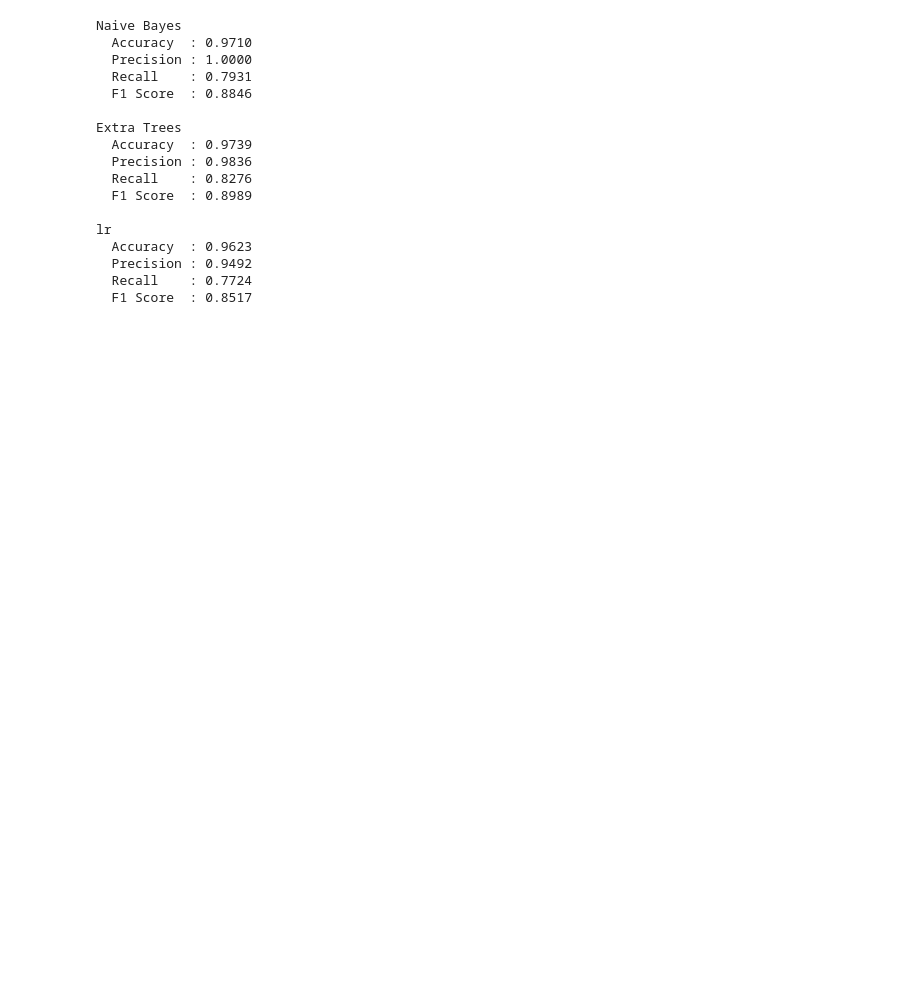
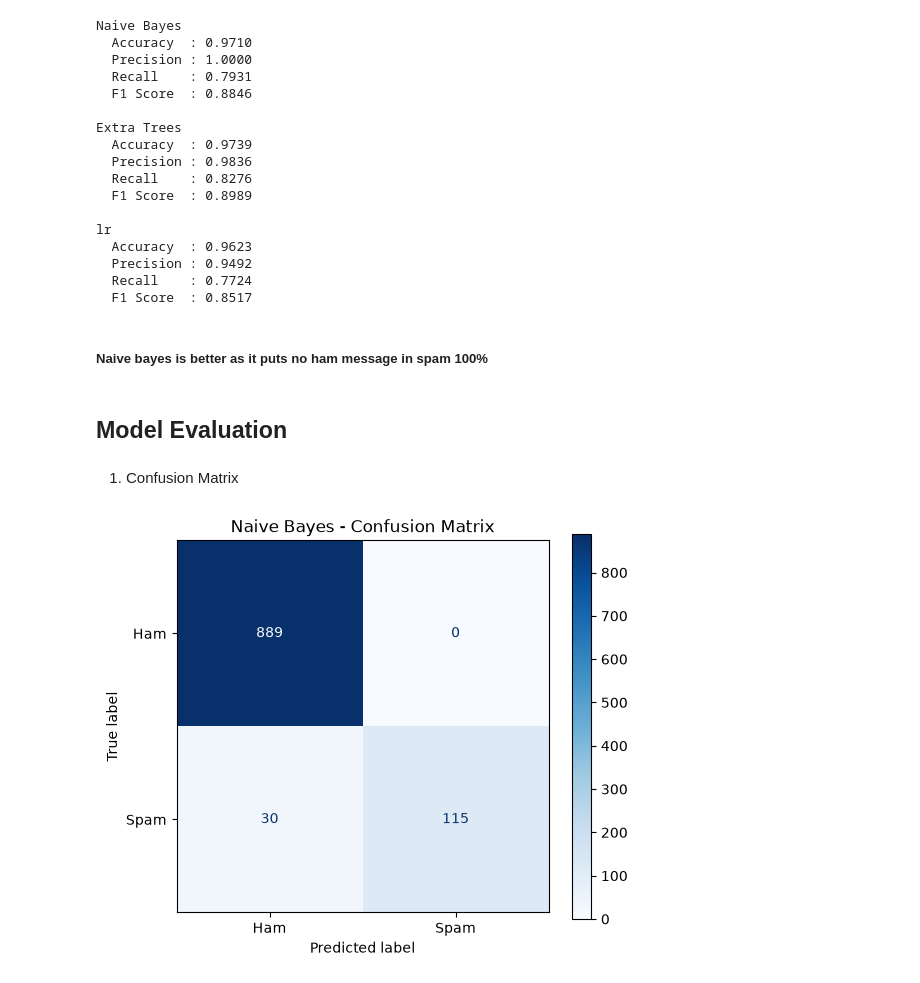
Before and after one commit to SharafatKhattak/Email_Spam_Classifier, a Jupyter notebook: spam.ipynb, the cells around one changed output. Drawn from its saved outputs; the diff is of its cells as text; code cells hidden in the pictures; blank space fills up the shorter version.

Commit message:
stage 6: deep evaluvation through ROC curve and Confuson matrix

```diff
--- a/spam.ipynb
+++ b/spam.ipynb
@@ -295,4 +295,24 @@ lr
   Recall    : 0.7724
   F1 Score  : 0.8517
 # %% [markdown]
-#####
+##### Naive bayes is better as it puts no ham message in spam 100%
+# %% [markdown]
+## Model Evaluation
+# %% [markdown]
+1. Confusion Matrix
+# %%
+from sklearn.metrics import confusion_matrix, ConfusionMatrixDisplay
+nb = models['Naive Bayes']
+
+y_pred = nb.predict(X_test_tfidf)
+y_prob = nb.predict_proba(X_test_tfidf)[:, 1]
+
+cm = confusion_matrix(y_test, y_pred)
+disp = ConfusionMatrixDisplay(confusion_matrix=cm, display_labels=['Ham', 'Spam'])
+
+plt.figure(figsize=(6, 5))
+disp.plot(cmap='Blues', ax=plt.gca())
+plt.title('Naive Bayes - Confusion Matrix')
+plt.show()
+# %% [output]
+[figure, added]
```
Also changed, not shown: parts of 2 cells of this notebook.
